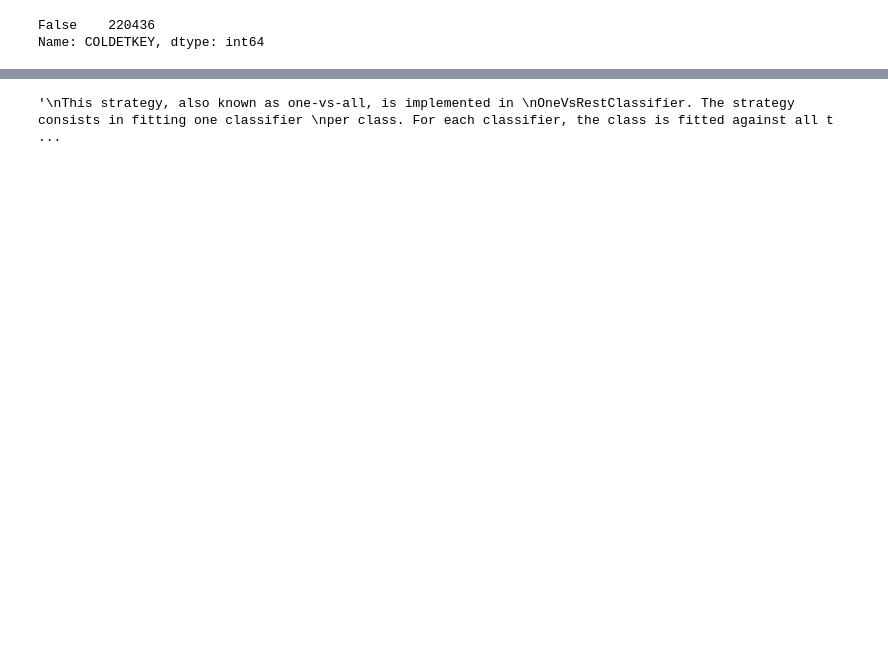
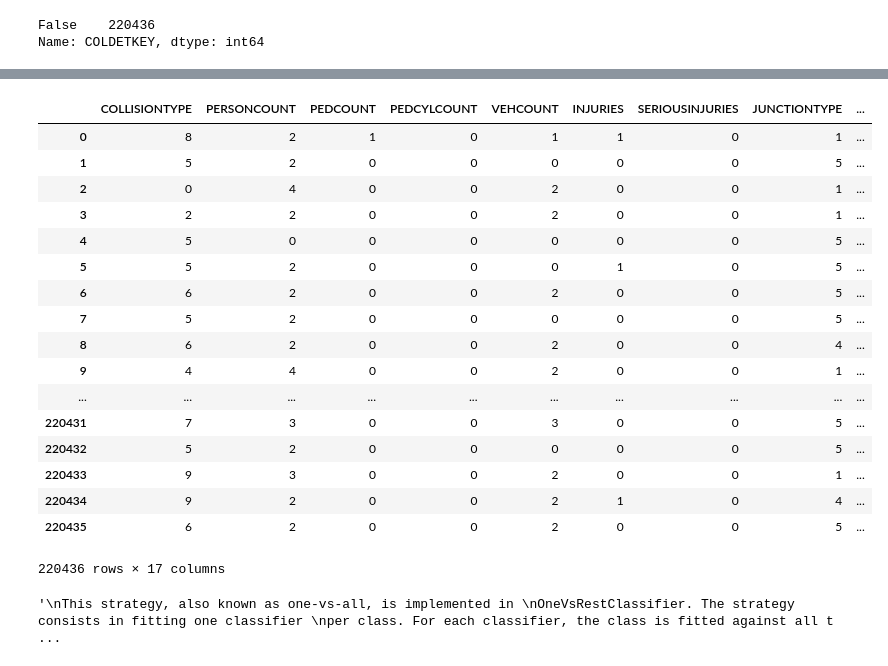
Before and after one commit to DataCircles/traffic_collisions_ml_team2, a Jupyter notebook: ou/base_model.ipynb, the cells around one changed output, grey strips where cells are left out. Drawn from its saved outputs; the diff is of its cells as text; code cells hidden in the pictures; blank space fills up the shorter version.

```diff
--- a/ou/base_model.ipynb
+++ b/ou/base_model.ipynb
@@ -48,0 +69,7 @@ X = X_org[['SEVERITYDESC', 'ADDRTYPE', 'EXCEPTRSNCODE', 'EXCEPTRSNDESC', 'COLLIS
+# %%
+# INCDATE
+# INCDTTM
+X.INCDTTM = pd.to_datetime(X.INCDTTM).copy()
+X.loc[:, 'year'] = X.INCDTTM.dt.year
+X.loc[:, 'month'] = X.INCDTTM.dt.month
+X.loc[:, 'hour'] = X.INCDTTM.dt.hour
@@ -48,0 +92,4 @@ X = X_org[['SEVERITYDESC', 'ADDRTYPE', 'EXCEPTRSNCODE', 'EXCEPTRSNDESC', 'COLLIS
+# %%
+# Delete INCDTTM
+X = X.drop(['INCDTTM'], axis=1).copy()
+X.columns
@@ -48,0 +112,3 @@ X = X_org[['SEVERITYDESC', 'ADDRTYPE', 'EXCEPTRSNCODE', 'EXCEPTRSNDESC', 'COLLIS
+# %%
+X.loc[X['UNDERINFL']=="Y", 'UNDERINFL'] = "1"
+X.loc[X['UNDERINFL']=="N", 'UNDERINFL'] = "0"
@@ -70,7 +148,8 @@ le = LabelEncoder()
 X.loc[:, cat_col] = X.loc[:, cat_col].apply(lambda x: le.fit_transform(x.astype(str)))
 # %%
 y = X['SEVERITYDESC'].to_frame().copy()
-X = X.drop(['SEVERITYDESC'], axis=1).copy()
+drop = ['INJURIES', 'SERIOUSINJURIES', 'FATALITIES', 'SEVERITYDESC']
+X = X.drop(drop, axis=1).copy()
 # %%
 X_train, X_test, y_train, y_test = train_test_split(
         X, y, test_size=0.33, random_state=42)
@@ -122 +251,25 @@ print(f1_score1)
+# %%
+# Set threshold
+mask_feature = forest_clf.feature_importances_ > 0.1
+# Apply the mask to the feature dataset X
+reduced_X = X.loc[:, mask_feature]
+# %% [output]
+|  | COLLISIONTYPE | PERSONCOUNT | PEDCOUNT | PEDCYLCOUNT | VEHCOUNT | INJURIES | SERIOUSINJURIES | JUNCTIONTYPE | ... |
+| 0 | 8 | 2 | 1 | 0 | 1 | 1 | 0 | 1 | ... |
+| 1 | 5 | 2 | 0 | 0 | 0 | 0 | 0 | 5 | ... |
+| 2 | 0 | 4 | 0 | 0 | 2 | 0 | 0 | 1 | ... |
+| 3 | 2 | 2 | 0 | 0 | 2 | 0 | 0 | 1 | ... |
+| 4 | 5 | 0 | 0 | 0 | 0 | 0 | 0 | 5 | ... |
+| 5 | 5 | 2 | 0 | 0 | 0 | 1 | 0 | 5 | ... |
+| 6 | 6 | 2 | 0 | 0 | 2 | 0 | 0 | 5 | ... |
+| 7 | 5 | 2 | 0 | 0 | 0 | 0 | 0 | 5 | ... |
+| 8 | 6 | 2 | 0 | 0 | 2 | 0 | 0 | 4 | ... |
+| 9 | 4 | 4 | 0 | 0 | 2 | 0 | 0 | 1 | ... |
+| ... | ... | ... | ... | ... | ... | ... | ... | ... | ... |
+| 220431 | 7 | 3 | 0 | 0 | 3 | 0 | 0 | 5 | ... |
+| 220432 | 5 | 2 | 0 | 0 | 0 | 0 | 0 | 5 | ... |
+| 220433 | 9 | 3 | 0 | 0 | 2 | 0 | 0 | 1 | ... |
+| 220434 | 9 | 2 | 0 | 0 | 2 | 1 | 0 | 4 | ... |
+| 220435 | 6 | 2 | 0 | 0 | 2 | 0 | 0 | 5 | ... |
+220436 rows × 17 columns
 # %%
```
Also changed, not shown: parts of 19 cells of this notebook, 1 other file.
